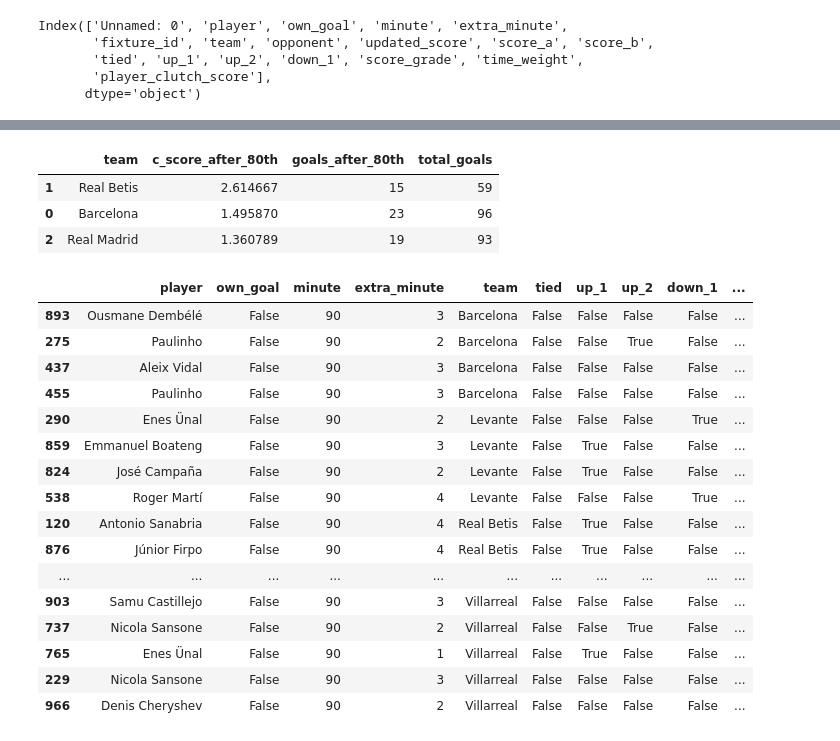
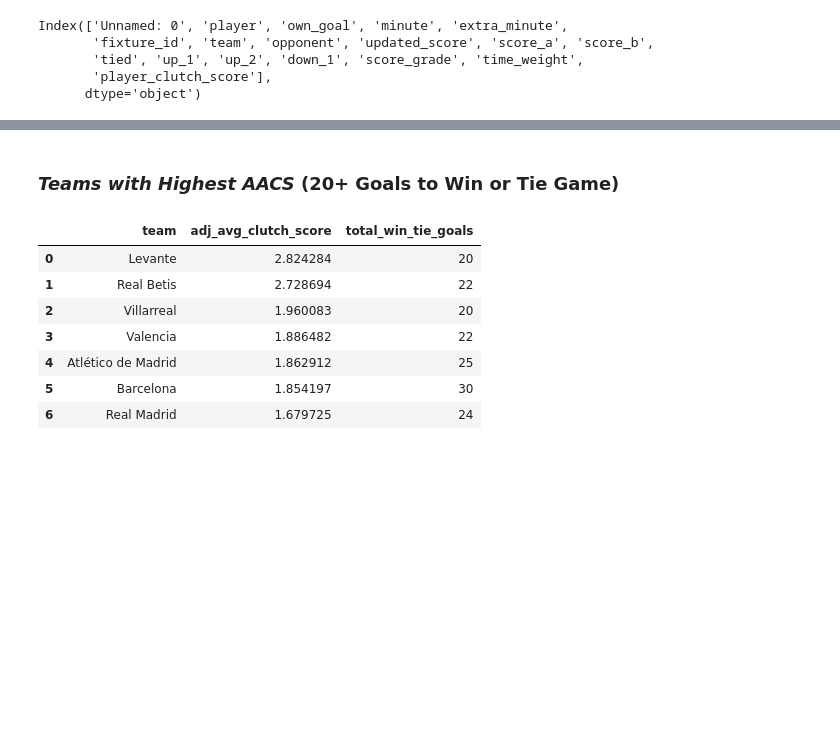
Before and after one commit to carlos-gutier/DS-Project1-Data-Storytelling, a Jupyter notebook: DS1_Project1_LaLiga_ClutchGrading.ipynb, the cells around one changed output, grey strips where cells are left out. Cells and saved outputs as stored; diff of their text form; code cells hidden in the pictures; blank space fills up the shorter version.

```diff
--- a/DS1_Project1_LaLiga_ClutchGrading.ipynb
+++ b/DS1_Project1_LaLiga_ClutchGrading.ipynb
@@ -191,0 +209,5 @@ clutch_teams_table
+# %%
+df_t2 = df.drop(columns=['Unnamed: 0', 'opponent', 'updated_score',
+                            'score_a', 'score_b'], axis=1)
+df_t2.own_goal.replace({0: False, 1: True}, inplace=True)
+df_t2.extra_minute.fillna(False, inplace=True)
@@ -191,0 +223,3 @@ clutch_teams_table
+# %%
+# Datafram with only Last Goals if those Tied or Broke Tie
+df_wt = df_t2[(df_t2.tied == True) | (df_t2.up_1 == True)].drop_duplicates(subset=['fixture_id'])
@@ -192,10 +270,28 @@ clutch_teams_table
+# %% [markdown]
+### *Teams with Highest AACS* (20+ Goals to Win or Tie Game)
+# %%
+# List - WINS & TIES Teams with 20+ Goals
+top_teams_wt_lst = df_wt.team.value_counts().head(7).index
+
+# List - WINS & TIES Goal count - Teams with 20+ Goals
+top_teams_wt_goalcount = df_wt.team.value_counts().head(7)
+
+# Dataframe - WINS & TIES Teams with 20+ Goals
+df_top_teams_wt = df_wt[df_wt.team.isin(top_teams_wt_lst)]
+
+# List - ADJUSTED AVG CLUTCH SCORE
+top_teams_aacs = (df_top_teams_wt.groupby('team')['player_clutch_score'].mean())*1.25
 # %%
-df_teams_clutch = pd.concat([clutch_teams_avg_score, clutch_teams_goalcnt, clutch_teams_total_goalcnt], axis=1, sort=False).reset_index()
-df_teams_clutch.columns = ['team', 'c_score_after_80th', 'goals_after_80th', 'total_goals']
-df_teams_clutch = df_teams_clutch.sort_values(by='c_score_after_80th', ascending=False)
-df_teams_clutch
+df_aacs_teams = pd.concat([top_teams_aacs, top_teams_wt_goalcount], axis=1, sort=False).reset_index()
+df_aacs_teams.columns = ['team', 'adj_avg_clutch_score', 'total_win_tie_goals']
+df_aacs_teams = df_aacs_teams.sort_values('adj_avg_clutch_score', ascending=False).reset_index(drop=True)
+df_aacs_teams
 # %% [output]
-|  | team | c_score_after_80th | goals_after_80th | total_goals |
-| 1 | Real Betis | 2.614667 | 15 | 59 |
-| 0 | Barcelona | 1.495870 | 23 | 96 |
-| 2 | Real Madrid | 1.360789 | 19 | 93 |
+|  | team | adj_avg_clutch_score | total_win_tie_goals |
+| 0 | Levante | 2.824284 | 20 |
+| 1 | Real Betis | 2.728694 | 22 |
+| 2 | Villarreal | 1.960083 | 20 |
+| 3 | Valencia | 1.886482 | 22 |
+| 4 | Atlético de Madrid | 1.862912 | 25 |
+| 5 | Barcelona | 1.854197 | 30 |
+| 6 | Real Madrid | 1.679725 | 24 |
@@ -217,20 +297,0 @@ xclutch_teams_avg_score = xclutch_teams_table.groupby('team')['player_clutch_sco
-# %%
-xclutch_teams_table
-# %% [output]
-|  | player | own_goal | minute | extra_minute | team | tied | up_1 | up_2 | down_1 | ... |
-| 893 | Ousmane Dembélé | False | 90 | 3 | Barcelona | False | False | False | False | ... |
-| 275 | Paulinho | False | 90 | 2 | Barcelona | False | False | True | False | ... |
-| 437 | Aleix Vidal | False | 90 | 3 | Barcelona | False | False | False | False | ... |
-| 455 | Paulinho | False | 90 | 3 | Barcelona | False | False | False | False | ... |
-| 290 | Enes Ünal | False | 90 | 2 | Levante | False | False | False | True | ... |
-| 859 | Emmanuel Boateng | False | 90 | 3 | Levante | False | True | False | False | ... |
-| 824 | José Campaña | False | 90 | 2 | Levante | False | True | False | False | ... |
-| 538 | Roger Martí | False | 90 | 4 | Levante | False | False | False | True | ... |
-| 120 | Antonio Sanabria | False | 90 | 4 | Real Betis | False | True | False | False | ... |
-| 876 | Júnior Firpo | False | 90 | 4 | Real Betis | False | True | False | False | ... |
-| ... | ... | ... | ... | ... | ... | ... | ... | ... | ... | ... |
-| 903 | Samu Castillejo | False | 90 | 3 | Villarreal | False | False | False | False | ... |
-| 737 | Nicola Sansone | False | 90 | 2 | Villarreal | False | False | True | False | ... |
-| 765 | Enes Ünal | False | 90 | 1 | Villarreal | False | True | False | False | ... |
-| 229 | Nicola Sansone | False | 90 | 3 | Villarreal | False | False | False | False | ... |
-| 966 | Denis Cheryshev | False | 90 | 2 | Villarreal | False | False | False | False | ... |
```
Also changed, not shown: parts of 27 cells of this notebook.
